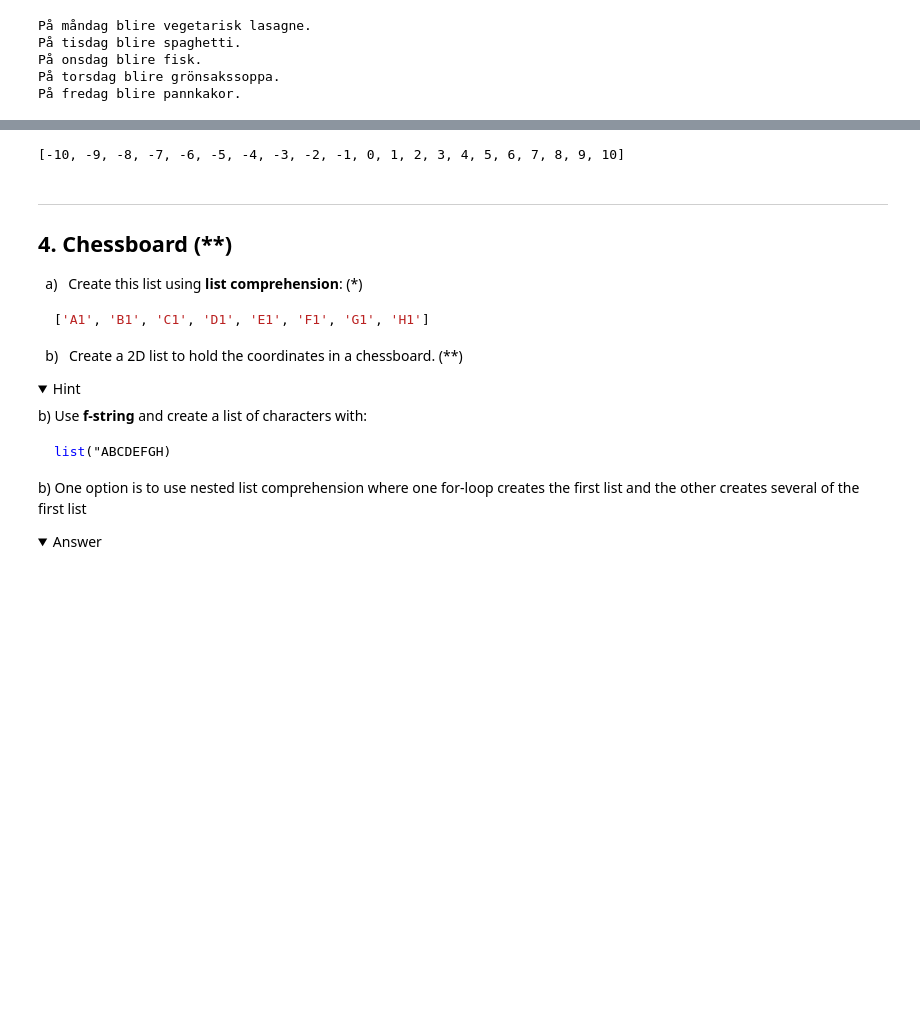
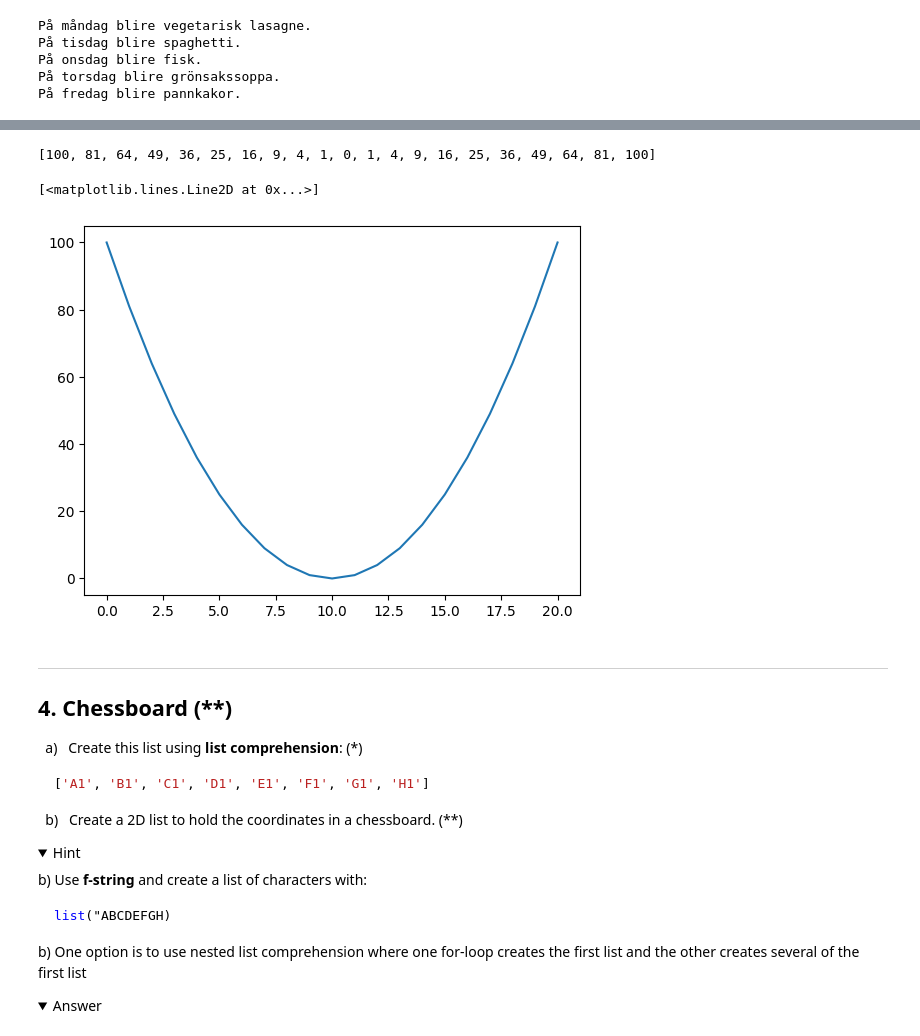
Before and after one commit to nabil0n/PythonAI23, a Jupyter notebook: Excercises/lists.ipynb, the cells around one changed output, grey strips where cells are left out. Cells and saved outputs as stored; diff of their text form; code cells hidden in the pictures; folded sections open; blank space fills up the shorter version.

```diff
--- a/Excercises/lists.ipynb
+++ b/Excercises/lists.ipynb
@@ -143,13 +145,16 @@ b)
 </details>
 # %%
 # a)
-minus_ten_to_ten = [number for number in range(-10, 11)]
+minus_ten_to_ten = [number**2 for number in range(-10, 11)]
 print(minus_ten_to_ten)
 
 # b)
-???
+x = minus_ten_to_ten
+plt.plot(x)
 # %% [output]
-[-10, -9, -8, -7, -6, -5, -4, -3, -2, -1, 0, 1, 2, 3, 4, 5, 6, 7, 8, 9, 10]
+[100, 81, 64, 49, 36, 25, 16, 9, 4, 1, 0, 1, 4, 9, 16, 25, 36, 49, 64, 81, 100]
+[<matplotlib.lines.Line2D at 0x...>]
+[figure, added]
 # %% [markdown]
 ---
 ## 4. Chessboard (**)
```
Also changed, not shown: parts of 3 cells of this notebook, 1 other file.
